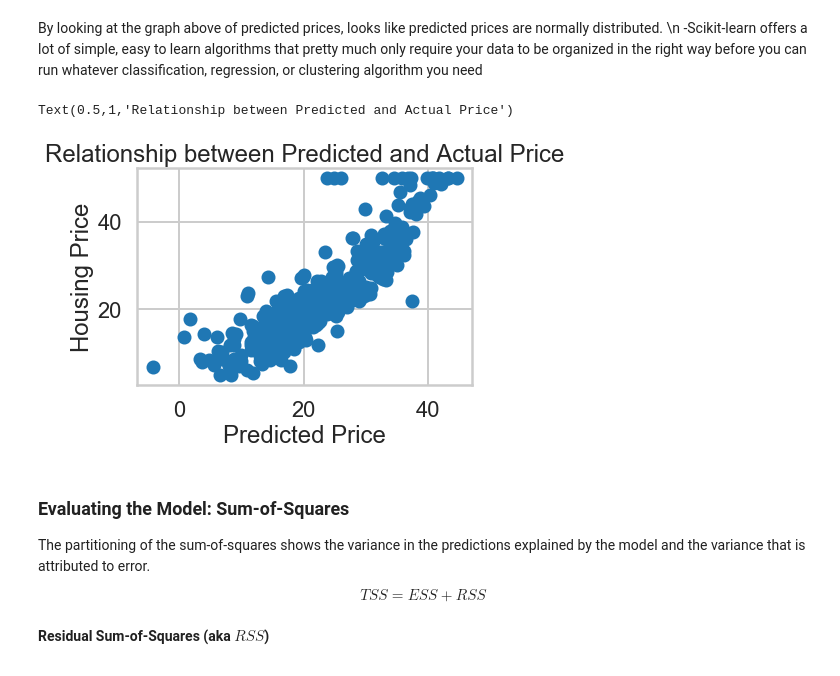
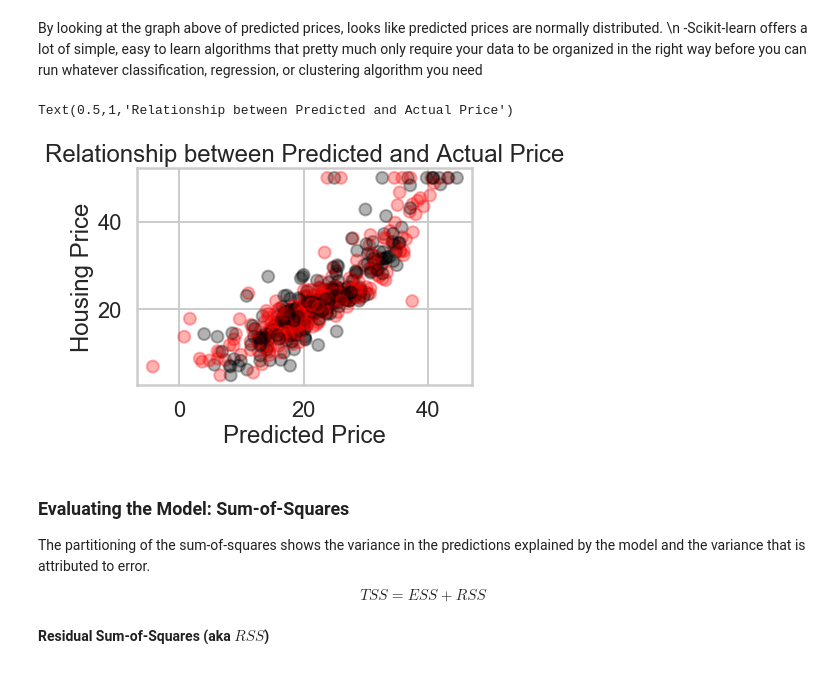
Before and after one commit to vikramlucky/Springboard, a Jupyter notebook: linear_regression/Mini_Project_Linear_Regression.ipynb, the cells around one changed output. Saved outputs shown, nothing was run; the diff lists cells and outputs as text; code cells hidden in the pictures.

```diff
--- a/linear_regression/Mini_Project_Linear_Regression.ipynb
+++ b/linear_regression/Mini_Project_Linear_Regression.ipynb
@@ -30,4 +30,3 @@ import seaborn as sns
 from matplotlib import rcParams
 sns.set_style("whitegrid")
 sns.set_context("poster")
-style.use('fivethirtyeight')
@@ -579,13 +578,13 @@ By looking at the graph above of predicted prices, looks like predicted prices a
 # %%
 # your turn
 # your turn
-plt.scatter(lm.predict(X), bos.PRICE)
+plt.scatter(lm.predict(X), bos.PRICE, color = ['red', 'black'], alpha = 0.3)
 plt.xlabel("Predicted Price")
 plt.ylabel("Housing Price")
 plt.title("Relationship between Predicted and Actual Price")
 # %% [output]
 Text(0.5,1,'Relationship between Predicted and Actual Price')
-[figure, old version]
+[figure, new version]
 # %% [markdown]
 ### Evaluating the Model: Sum-of-Squares
 
```
Also changed, not shown: parts of 13 cells of this notebook.
